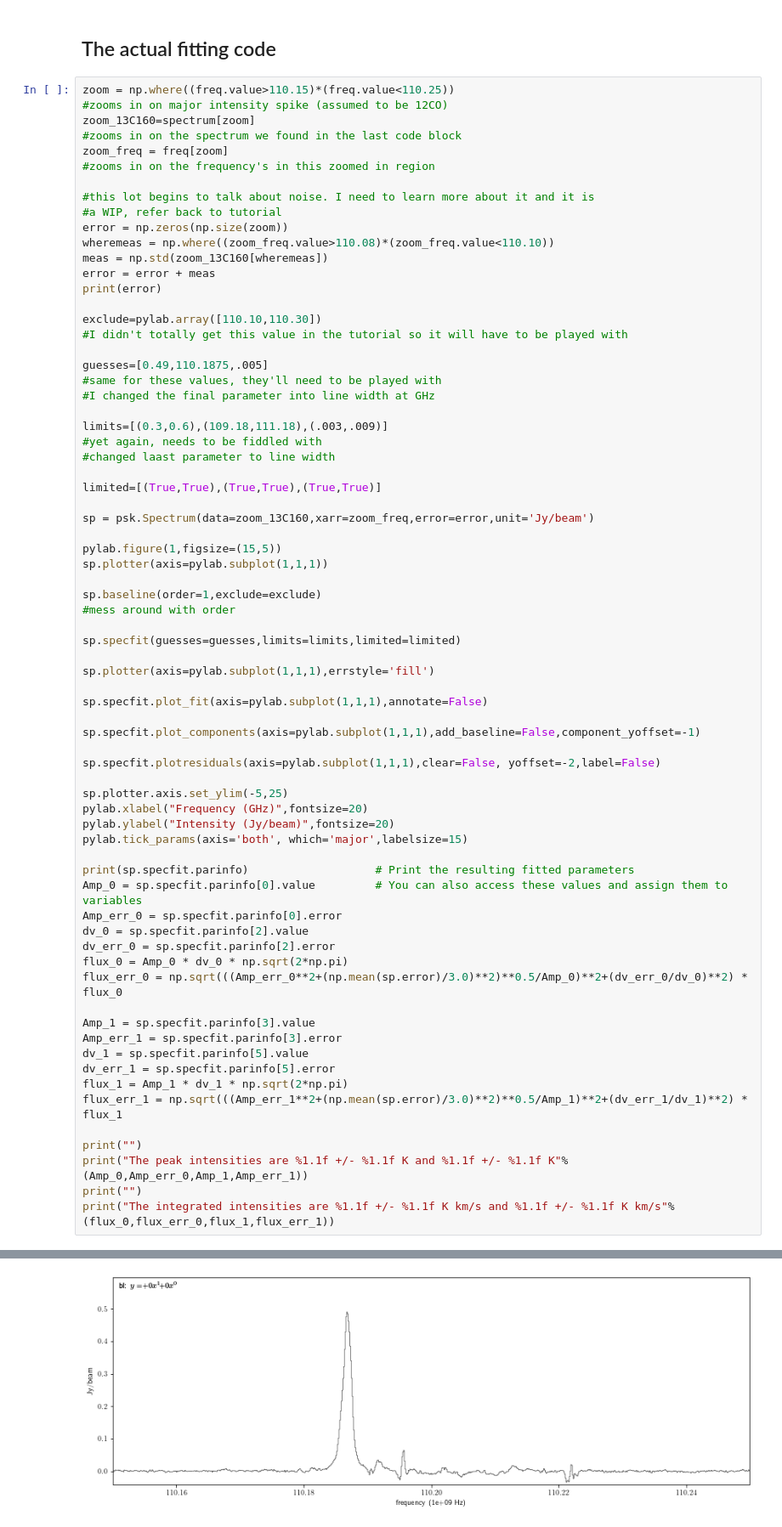
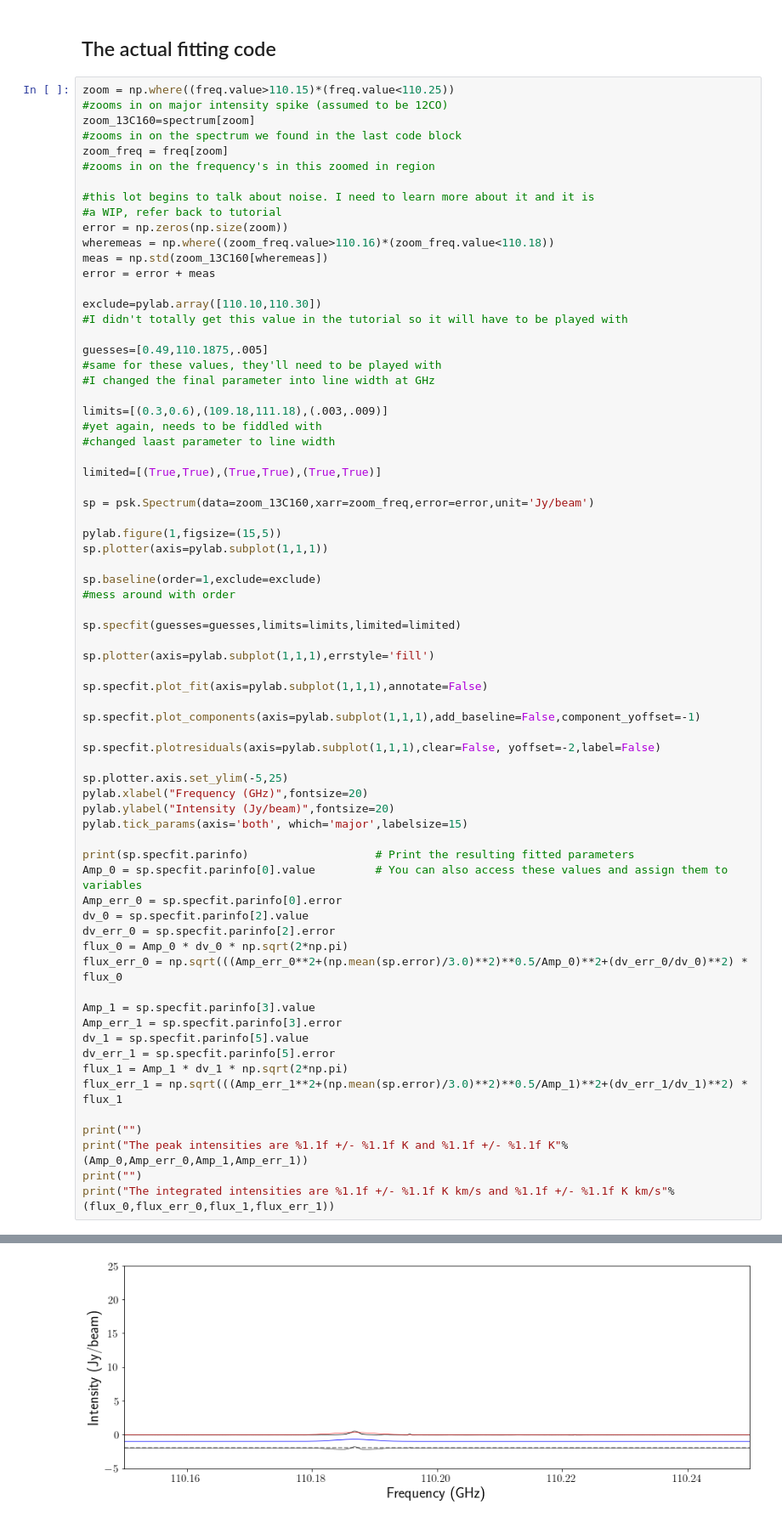
Before and after one commit to Parkerwise/Cloud-C, a Jupyter notebook: Task 5.ipynb, the cells around one changed output, grey strips where cells are left out. Shown: that part at 85% size. Cells and saved outputs as stored; diff of their text form.

```diff
--- a/Task 5.ipynb
+++ b/Task 5.ipynb
@@ -132,10 +126,9 @@ zoom_freq = freq[zoom]
 #this lot begins to talk about noise. I need to learn more about it and it is
 #a WIP, refer back to tutorial
 error = np.zeros(np.size(zoom))
-wheremeas = np.where((zoom_freq.value>110.08)*(zoom_freq.value<110.10))
+wheremeas = np.where((zoom_freq.value>110.16)*(zoom_freq.value<110.18))
 meas = np.std(zoom_13C160[wheremeas])
 error = error + meas
-print(error)
 
 exclude=pylab.array([110.10,110.30])
 #I didn't totally get this value in the tutorial so it will have to be played with
@@ -214 +193 @@ ValueError: One or more of the error values is NaN.  This is not allowed.  Error
-[figure, old version]
+[figure, new version]
```
Also changed, not shown: parts of 2 cells of this notebook.
